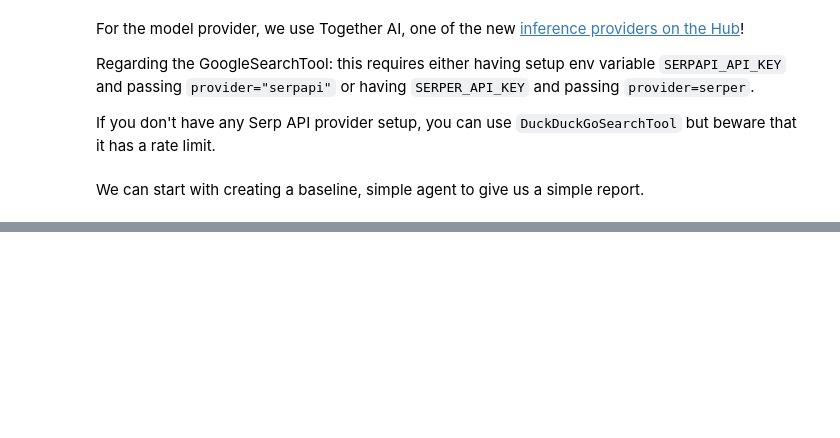
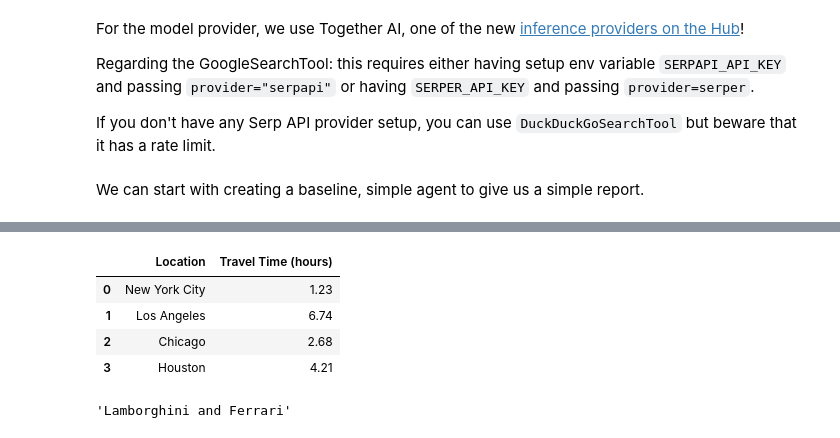
Before and after one commit to mayusuf/multiagent, a Jupyter notebook: index.ipynb, the cells around one changed output, grey strips where cells are left out. Cells and saved outputs as stored; diff of their text form; code cells hidden in the pictures; blank space fills up the shorter version.

```diff
--- a/index.ipynb
+++ b/index.ipynb
@@ -109,0 +183,12 @@ Also give me some supercar factories with the same cargo plane transfer time."""
+# %%
+response2
+# %% [output]
+|  | Location | Travel Time (hours) |
+| 0 | New York City | 1.23 |
+| 1 | Los Angeles | 6.74 |
+| 2 | Chicago | 2.68 |
+| 3 | Houston | 4.21 |
+# %%
+response3
+# %% [output]
+'Lamborghini and Ferrari'
```
Also changed, not shown: parts of 18 cells of this notebook, 1 other file.
